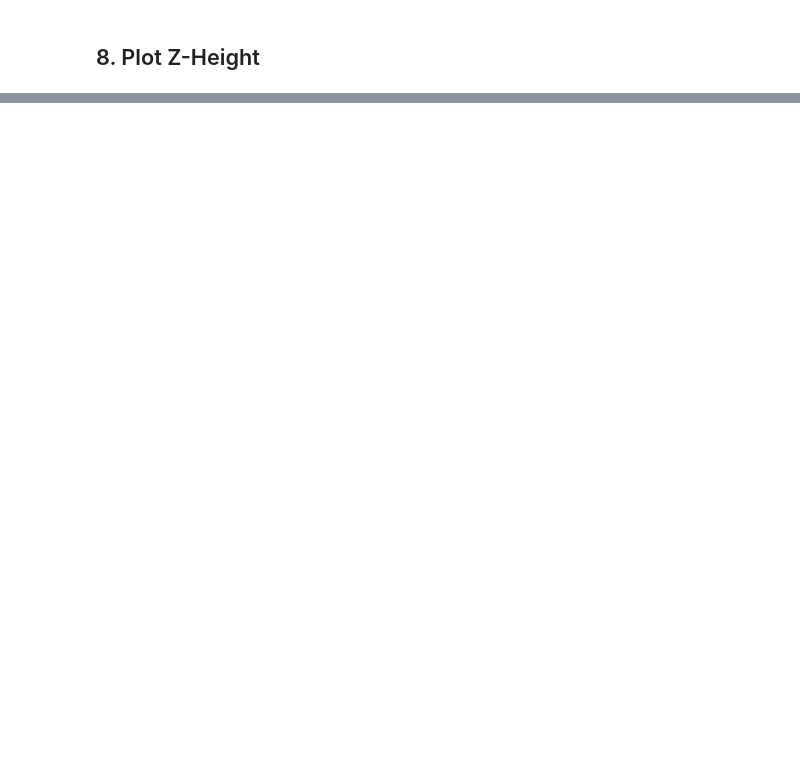
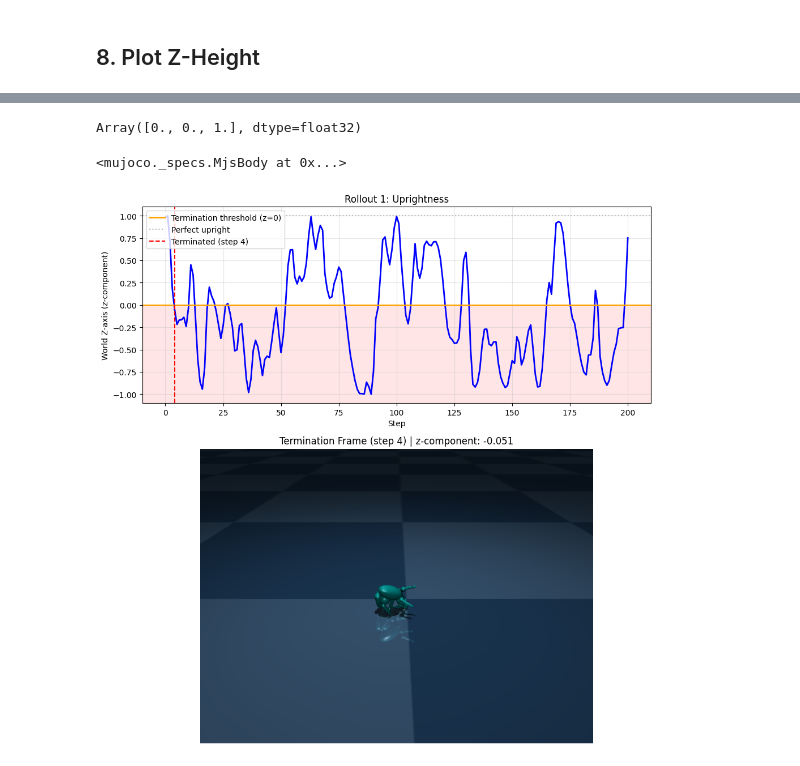
Before and after one commit to talmolab/track-mjx, a Jupyter notebook: notebooks/prior_rollout_evaluation.ipynb, the cells around one changed output, grey strips where cells are left out. Cells and saved outputs as stored; diff of their text form; code cells hidden in the pictures; blank space fills up the shorter version.

Commit message:
Changed prior rollout termination criterion to world_z_axis

```diff
--- a/notebooks/prior_rollout_evaluation.ipynb
+++ b/notebooks/prior_rollout_evaluation.ipynb
@@ -75,10 +78,10 @@ NUM_STEPS = 200          # Number of steps per rollout
 NUM_ROLLOUTS = 4         # Number of rollouts to generate
 FIXED_LOGVAR = -2.0      # Fixed log-variance for prior sampling
 DETERMINISTIC = False     # If True, use prior mean (no sampling)
-NEUTRAL_Z = 0          # Z-height for neutral pose (within healthy range)
+NEUTRAL_Z = -0.01          # Z-height for neutral pose (within healthy range)
 
 # Termination settings
-HEALTHY_Z_RANGE = (0.0325, 0.5)  # Healthy torso height range
+HEALTHY_Z_RANGE = (0, 0.5)  # Healthy torso height range
 # %% [markdown]
 ## Network Definitions
 
@@ -794,0 +876,6 @@ plt.show()
+# %%
+renderer = mujoco.Renderer(env.mj_model, height=480, width=640)
+
+renderer.update_scene(mj_data, camera="side-rodent")
+neutral_frame_side = renderer.render()
+media.show_image(neutral_frame_side, title="Neutral Pose - Side View")
@@ -794,0 +884,16 @@ plt.show()
+# %%
+# Use mjx.Data (data) instead of mujoco.MjData (mj_data) for env methods
+env._get_world_zaxis(data)
+# %% [output]
+Array([0., 0., 1.], dtype=float32)
+# %%
+env._spec.body("walker-rodent")
+env.mjx_model
+# %% [output]
+<mujoco._specs.MjsBody at 0x...>
+# %%
+# World z-axis is now tracked during rollout - use the built-in history
+world_z_trajectories = [rollout["world_zaxis_history"] for rollout in rollouts]
+
+for i, z_traj in enumerate(world_z_trajectories):
+    print(f"Rollout {i+1}: {len(z_traj)} frames, final z-axis: {z_traj[-1]}")
@@ -794,0 +945,53 @@ plt.show()
+# %%
+def plot_world_zaxis_z(rollout, env, title=None, camera="side-rodent"):
+    """Plot the z-component of the world z-axis over time and render termination frame."""
+    z_component = rollout["world_zaxis_history"][:, 2]
+    steps = np.arange(len(z_component))
+
+    # Create figure with 2 rows if terminated, else just 1
+    if rollout["terminated"]:
+        fig, (ax1, ax2) = plt.subplots(2, 1, figsize=(10, 10), gridspec_kw={'height_ratios': [1, 1.5]})
+    else:
+        fig, ax1 = plt.subplots(1, 1, figsize=(10, 4))
+
+    # Plot z-component
+    ax1.plot(steps, z_component, linewidth=2, color='blue')
+    ax1.axhline(y=0.0, color='orange', linestyle='-', linewidth=2, label='Termination threshold (z=0)')
+    ax1.axhline(y=1.0, color='gray', linestyle=':', alpha=0.5, label='Perfect upright')
+
+    if rollout["terminated"]:
+        ax1.axvline(x=rollout["termination_step"], color='red', linestyle='--',
+                   label=f'Terminated (step {rollout["termination_step"]})')
+
+    ax1.axhspan(-1.1, 0, alpha=0.1, color='red')
+    ax1.set_xlabel("Step")
+    ax1.set_ylabel("World Z-axis (z-component)")
+    ax1.set_title(title or "World Z-axis Z-component Over Time")
+    ax1.set_ylim(-1.1, 1.1)
+    ax1.legend()
+    ax1.grid(True, alpha=0.3)
+
+    # Render termination frame
+    if rollout["terminated"]:
+        term_step = rollout["termination_step"]
+        term_state = rollout["rollout_states"][term_step]
+
+        renderer = mujoco.Renderer(env.mj_model, height=480, width=640)
+        mj_data = mujoco.MjData(env.mj_model)
+        mj_data.qpos[:] = np.array(term_state.data.qpos)
+        mj_data.qvel[:] = np.array(term_state.data.qvel)
+        mujoco.mj_forward(env.mj_model, mj_data)
+        renderer.update_scene(mj_data, camera=camera)
+        frame = renderer.render()
+
+        ax2.imshow(frame)
+        ax2.set_title(f"Termination Frame (step {term_step}) | z-component: {z_component[term_step]:.3f}")
+        ax2.axis('off')
+
+    plt.tight_layout()
+    plt.show()
+
+# Example: plot for rollout 0
+plot_world_zaxis_z(rollouts[3], env, title="Rollout 1: Uprightness")
+# %% [output]
+[figure, added]
```
Also changed, not shown: parts of 11 cells of this notebook, 6 other files.
